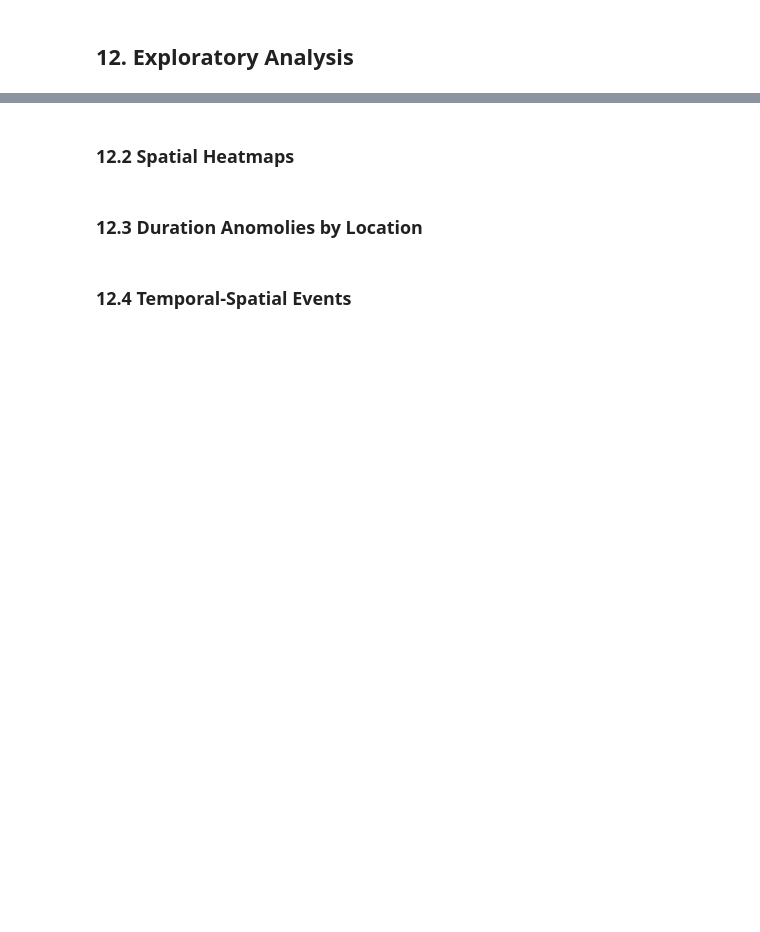
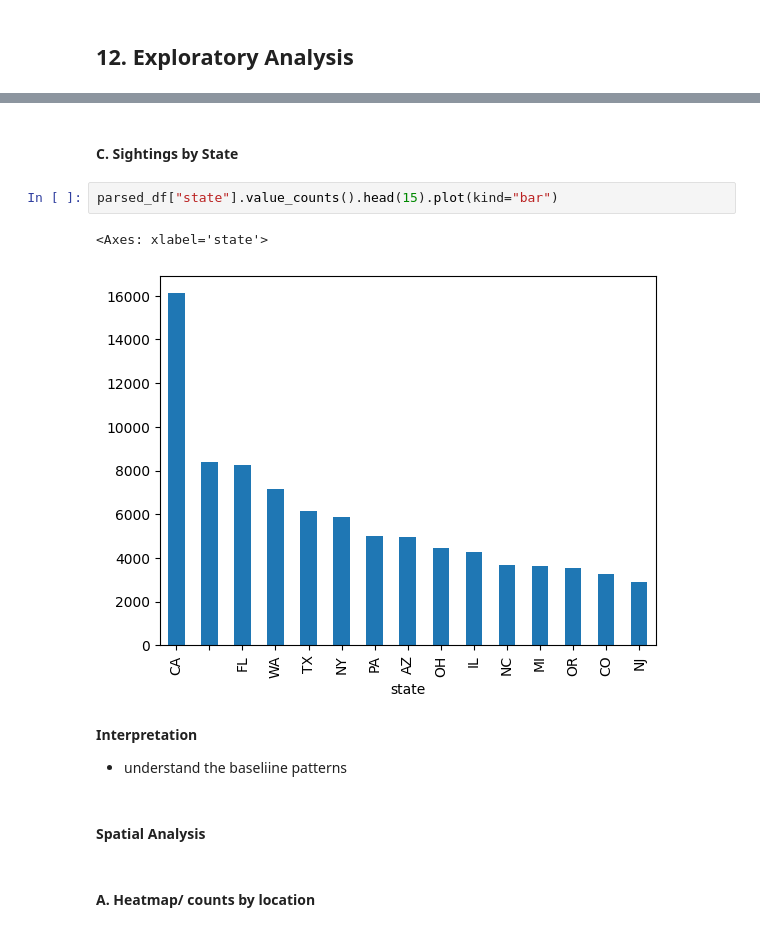
Before and after one commit to S9Den8/ufo-sightings-db, a Jupyter notebook: notebooks/nuforc_initial_exploration.ipynb, the cells around one changed output, grey strips where cells are left out. Saved outputs shown, nothing was run; the diff lists cells and outputs as text; blank space fills up the shorter version.

```diff
--- a/notebooks/nuforc_initial_exploration.ipynb
+++ b/notebooks/nuforc_initial_exploration.ipynb
@@ -1252,6 +1640,14 @@ Reviewing these cases can guide enhancements such as:
+# %% [markdown]
+#### C. Sightings by State
+# %%
+parsed_df["state"].value_counts().head(15).plot(kind="bar")
+# %% [output]
+<Axes: xlabel='state'>
+[figure, added]
+# %% [markdown]
+**Interpretation**
+- understand the baseliine patterns
 # %% [markdown]
-### 12.2 Spatial Heatmaps
+#### Spatial Analysis
-# %% [markdown]
-### 12.3 Duration Anomolies by Location
-# %% [markdown]
-### 12.4 Temporal-Spatial Events
+# %% [markdown]
+#### A. Heatmap/ counts by location
```
Also changed, not shown: parts of 62 cells of this notebook.
